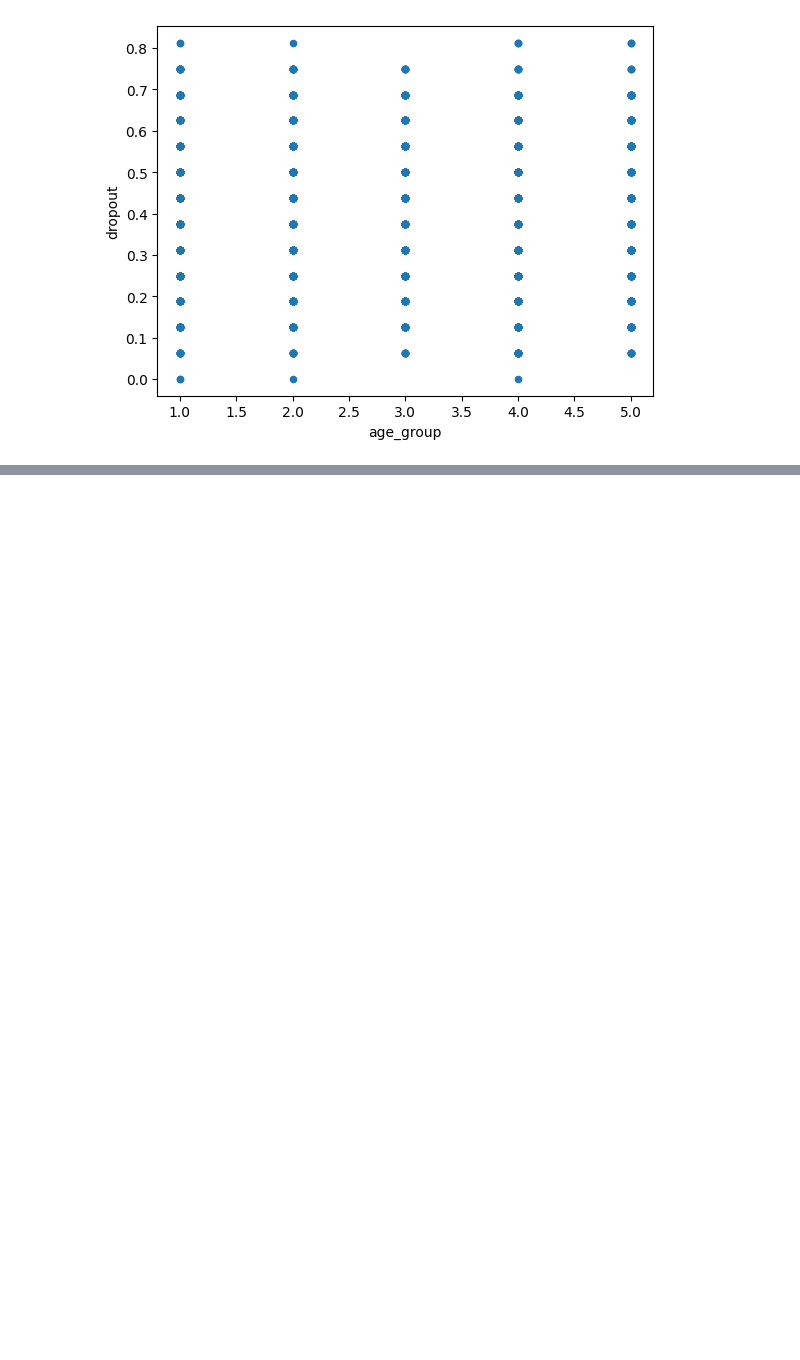
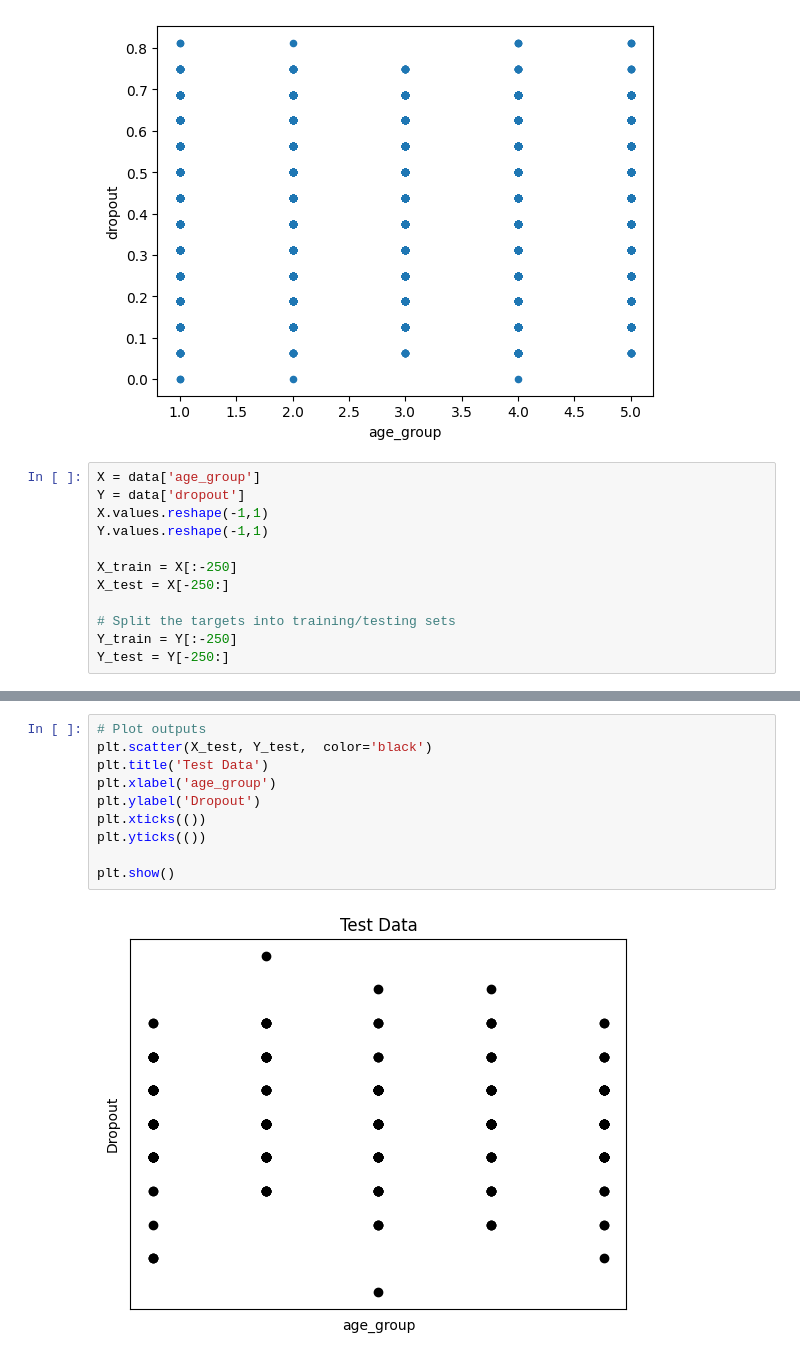
Before and after one commit to ssip-hack/ssip-hack-2022, a Jupyter notebook: main/test_1_linear_regression.ipynb, the cells around one changed output, grey strips where cells are left out. Cells and saved outputs as stored; diff of their text form; blank space fills up the shorter version.

Commit message:
update test_1

```diff
--- a/main/test_1_linear_regression.ipynb
+++ b/main/test_1_linear_regression.ipynb
@@ -21,3 +21,15 @@ data.plot.scatter("age_group", "dropout")
 # %% [output]
 <AxesSubplot: xlabel='age_group', ylabel='dropout'>
 [figure]
+# %%
+X = data['age_group']
+Y = data['dropout']
+X.values.reshape(-1,1)
+Y.values.reshape(-1,1)
+
+X_train = X[:-250]
+X_test = X[-250:]
+
+# Split the targets into training/testing sets
+Y_train = Y[:-250]
+Y_test = Y[-250:]
@@ -23,0 +49,12 @@ data.plot.scatter("age_group", "dropout")
+# %%
+# Plot outputs
+plt.scatter(X_test, Y_test,  color='black')
+plt.title('Test Data')
+plt.xlabel('age_group')
+plt.ylabel('Dropout')
+plt.xticks(())
+plt.yticks(())
+
+plt.show()
+# %% [output]
+[figure, added]
```
Also changed, not shown: parts of 2 cells of this notebook.
